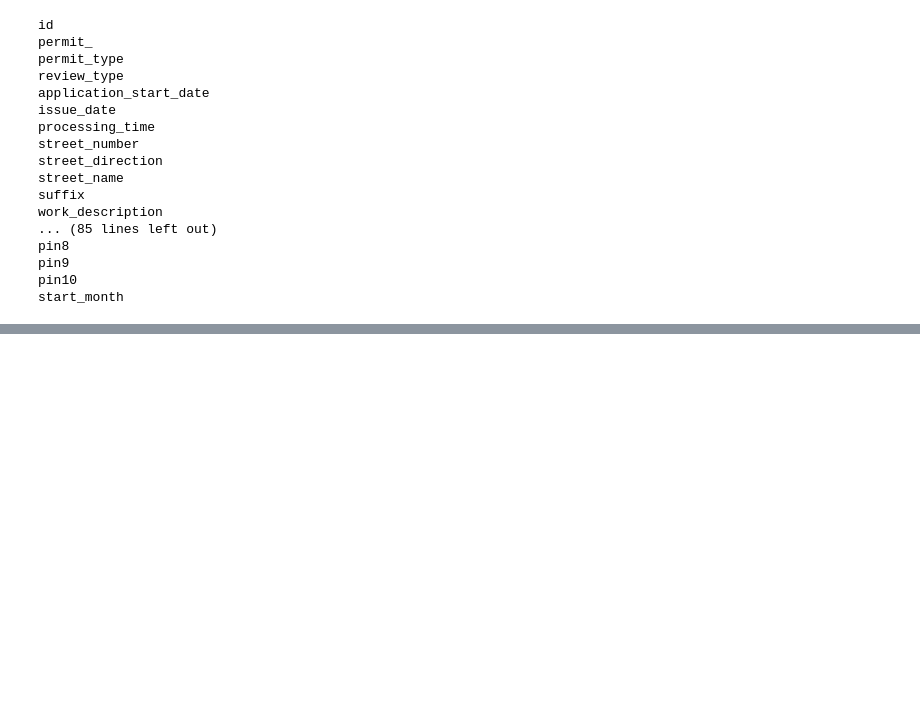
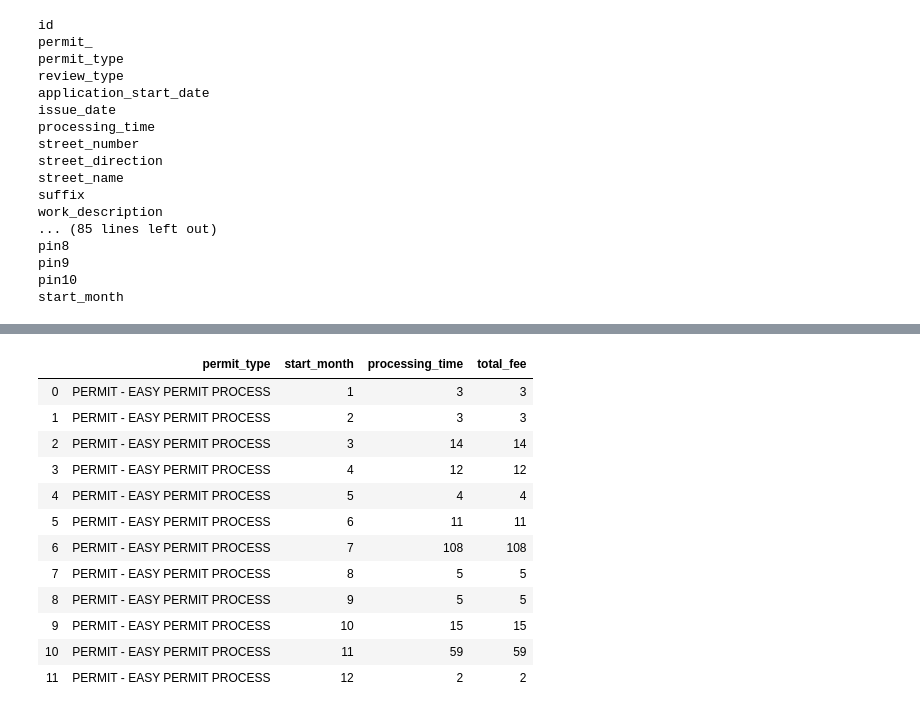
Before and after one commit to mahoneyjam/Project_1, a Jupyter notebook: herman_initial_pass.ipynb, the cells around one changed output, grey strips where cells are left out. Saved outputs shown, nothing was run; the diff lists cells and outputs as text; code cells hidden in the pictures; blank space fills up the shorter version.

```diff
--- a/herman_initial_pass.ipynb
+++ b/herman_initial_pass.ipynb
@@ -96,0 +277,21 @@ start_month
+# %%
+per_type_mth_gb=permit_df[['permit_type','start_month','processing_time','total_fee']].groupby([
+    'permit_type','start_month'], as_index=False)
+
+per_type_mth_ct_df=pd.DataFrame(per_type_mth_gb.count())
+
+per_type_mth_ct_df[per_type_mth_ct_df['permit_type']=='PERMIT - EASY PERMIT PROCESS']
+# %% [output]
+|  | permit_type | start_month | processing_time | total_fee |
+| 0 | PERMIT - EASY PERMIT PROCESS | 1 | 3 | 3 |
+| 1 | PERMIT - EASY PERMIT PROCESS | 2 | 3 | 3 |
+| 2 | PERMIT - EASY PERMIT PROCESS | 3 | 14 | 14 |
+| 3 | PERMIT - EASY PERMIT PROCESS | 4 | 12 | 12 |
+| 4 | PERMIT - EASY PERMIT PROCESS | 5 | 4 | 4 |
+| 5 | PERMIT - EASY PERMIT PROCESS | 6 | 11 | 11 |
+| 6 | PERMIT - EASY PERMIT PROCESS | 7 | 108 | 108 |
+| 7 | PERMIT - EASY PERMIT PROCESS | 8 | 5 | 5 |
+| 8 | PERMIT - EASY PERMIT PROCESS | 9 | 5 | 5 |
+| 9 | PERMIT - EASY PERMIT PROCESS | 10 | 15 | 15 |
+| 10 | PERMIT - EASY PERMIT PROCESS | 11 | 59 | 59 |
+| 11 | PERMIT - EASY PERMIT PROCESS | 12 | 2 | 2 |
```
Also changed, not shown: parts of 16 cells of this notebook.
